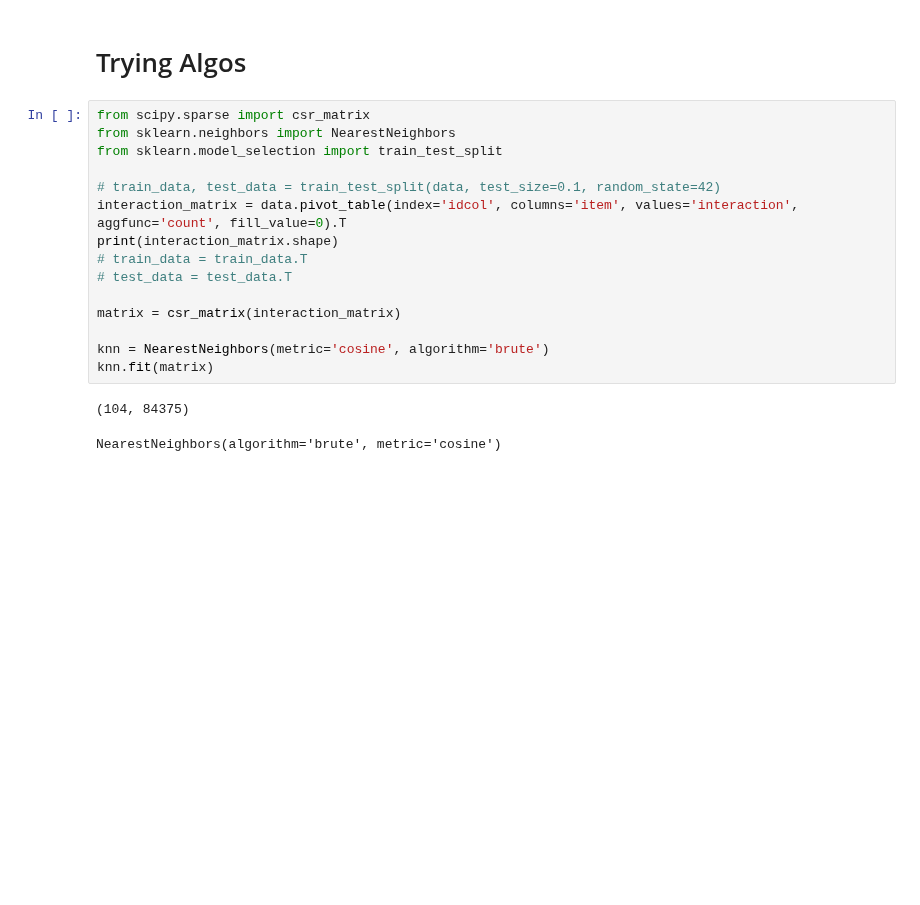
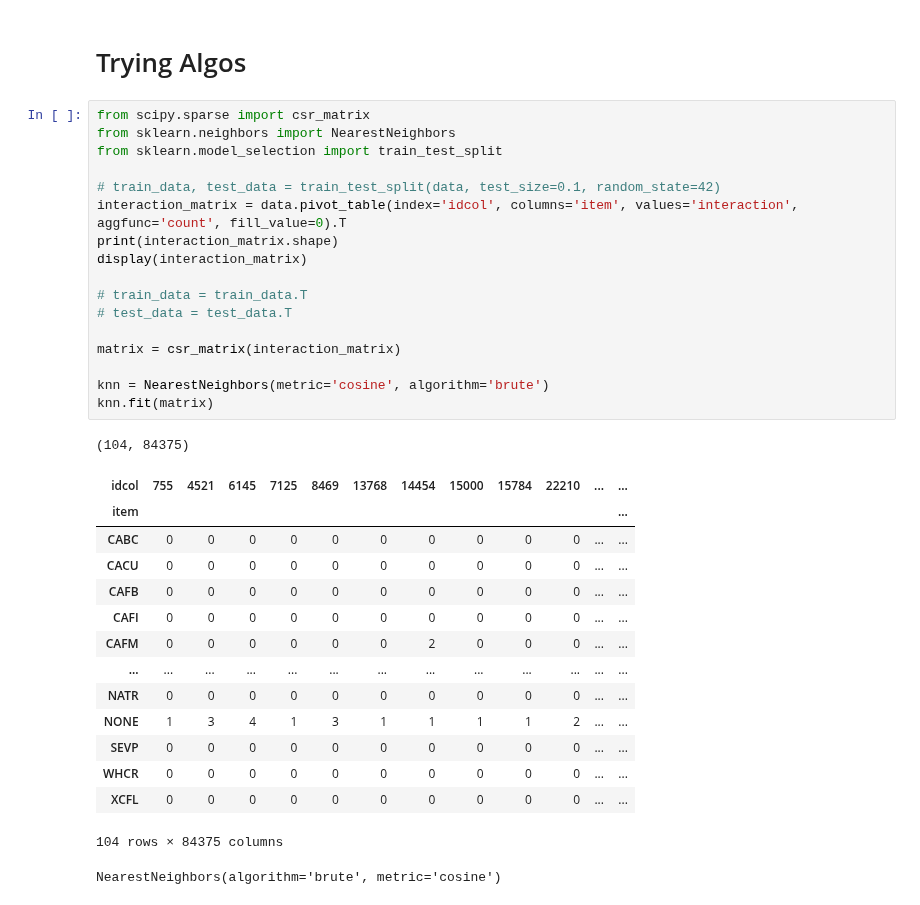
Before and after one commit to lizesteyn/FNBdataquest, a Jupyter notebook: knn_cosine_1.ipynb, the cells around one changed output. Saved outputs shown, nothing was run; the diff lists cells and outputs as text; blank space fills up the shorter version.

```diff
--- a/knn_cosine_1.ipynb
+++ b/knn_cosine_1.ipynb
@@ -168,18 +168,34 @@ idcol                                                                    ...
 # %%
 from scipy.sparse import csr_matrix
 from sklearn.neighbors import NearestNeighbors
 from sklearn.model_selection import train_test_split
 
 # train_data, test_data = train_test_split(data, test_size=0.1, random_state=42)
 interaction_matrix = data.pivot_table(index='idcol', columns='item', values='interaction', aggfunc='count', fill_value=0).T
 print(interaction_matrix.shape)
+display(interaction_matrix)
+
 # train_data = train_data.T
 # test_data = test_data.T
 
 matrix = csr_matrix(interaction_matrix)
 
 knn = NearestNeighbors(metric='cosine', algorithm='brute')
 knn.fit(matrix)
 # %% [output]
 (104, 84375)
+| idcol | 755 | 4521 | 6145 | 7125 | 8469 | 13768 | 14454 | 15000 | 15784 | 22210 | ... | ... |
+| item |  |  |  |  |  |  |  |  |  |  |  | ... |
+| CABC | 0 | 0 | 0 | 0 | 0 | 0 | 0 | 0 | 0 | 0 | ... | ... |
+| CACU | 0 | 0 | 0 | 0 | 0 | 0 | 0 | 0 | 0 | 0 | ... | ... |
+| CAFB | 0 | 0 | 0 | 0 | 0 | 0 | 0 | 0 | 0 | 0 | ... | ... |
+| CAFI | 0 | 0 | 0 | 0 | 0 | 0 | 0 | 0 | 0 | 0 | ... | ... |
+| CAFM | 0 | 0 | 0 | 0 | 0 | 0 | 2 | 0 | 0 | 0 | ... | ... |
+| ... | ... | ... | ... | ... | ... | ... | ... | ... | ... | ... | ... | ... |
+| NATR | 0 | 0 | 0 | 0 | 0 | 0 | 0 | 0 | 0 | 0 | ... | ... |
+| NONE | 1 | 3 | 4 | 1 | 3 | 1 | 1 | 1 | 1 | 2 | ... | ... |
+| SEVP | 0 | 0 | 0 | 0 | 0 | 0 | 0 | 0 | 0 | 0 | ... | ... |
+| WHCR | 0 | 0 | 0 | 0 | 0 | 0 | 0 | 0 | 0 | 0 | ... | ... |
+| XCFL | 0 | 0 | 0 | 0 | 0 | 0 | 0 | 0 | 0 | 0 | ... | ... |
-NearestNeighbors(algorithm='brute', metric='cosine')
+104 rows × 84375 columns
+NearestNeighbors(algorithm='brute', metric='cosine')
```
Also changed, not shown: parts of 17 cells of this notebook.
